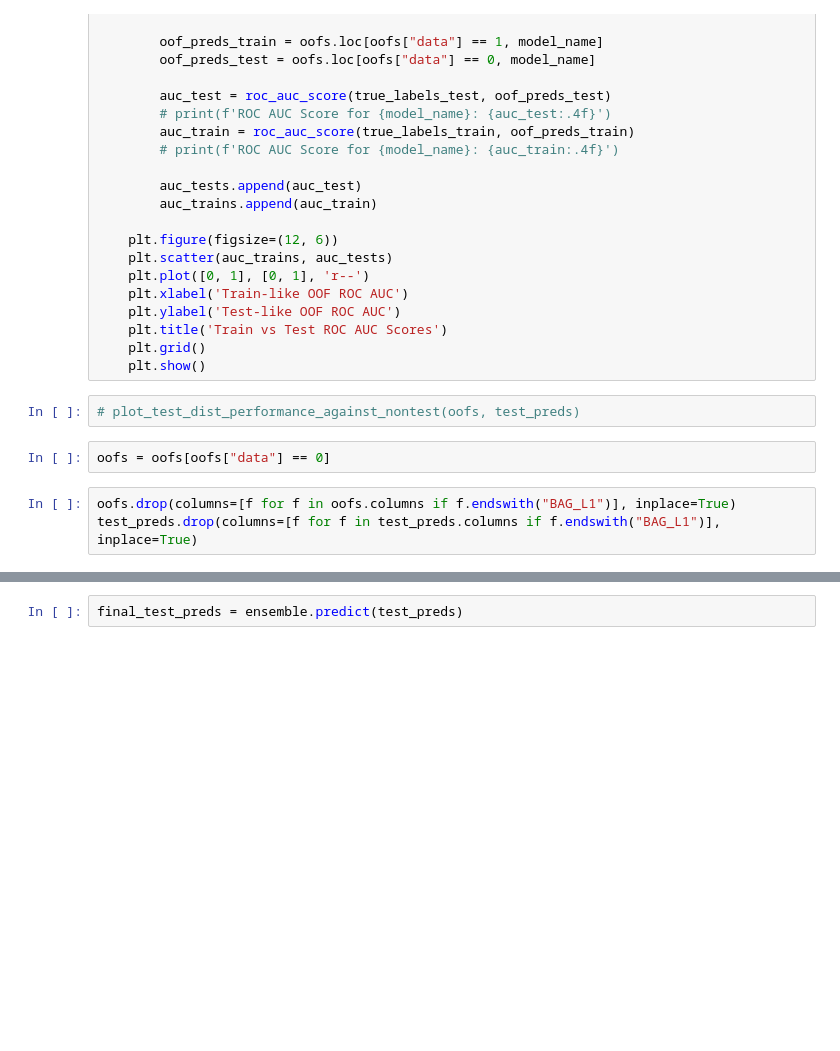
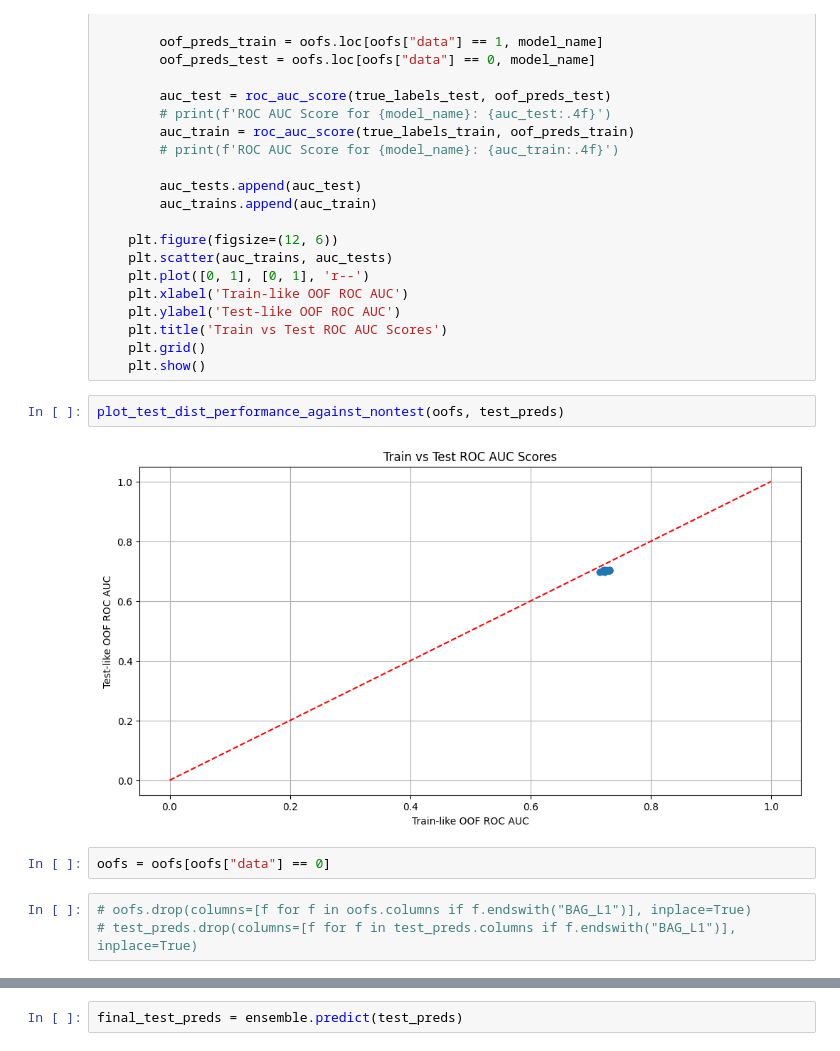
Before and after one commit to yuwei-1/Kaggle-tools, a Jupyter notebook: create_ridge_ensemble.ipynb, the cells around one changed output, grey strips where cells are left out. Drawn from its saved outputs; the diff is of its cells as text; blank space fills up the shorter version.

```diff
--- a/create_ridge_ensemble.ipynb
+++ b/create_ridge_ensemble.ipynb
@@ -49,12 +42,14 @@ def plot_test_dist_performance_against_nontest(oofs: pd.DataFrame, test_preds: p
     plt.grid()
     plt.show()
 # %%
-# plot_test_dist_performance_against_nontest(oofs, test_preds)
+plot_test_dist_performance_against_nontest(oofs, test_preds)
+# %% [output]
+[figure, added]
 # %%
 oofs = oofs[oofs["data"] == 0]
 # %%
-oofs.drop(columns=[f for f in oofs.columns if f.endswith("BAG_L1")], inplace=True)
-test_preds.drop(columns=[f for f in test_preds.columns if f.endswith("BAG_L1")], inplace=True)
+# oofs.drop(columns=[f for f in oofs.columns if f.endswith("BAG_L1")], inplace=True)
+# test_preds.drop(columns=[f for f in test_preds.columns if f.endswith("BAG_L1")], inplace=True)
 # %%
 for model in test_preds.columns:
     predictions = oofs[model]
```
Also changed, not shown: parts of 6 cells of this notebook, 14 other files.
